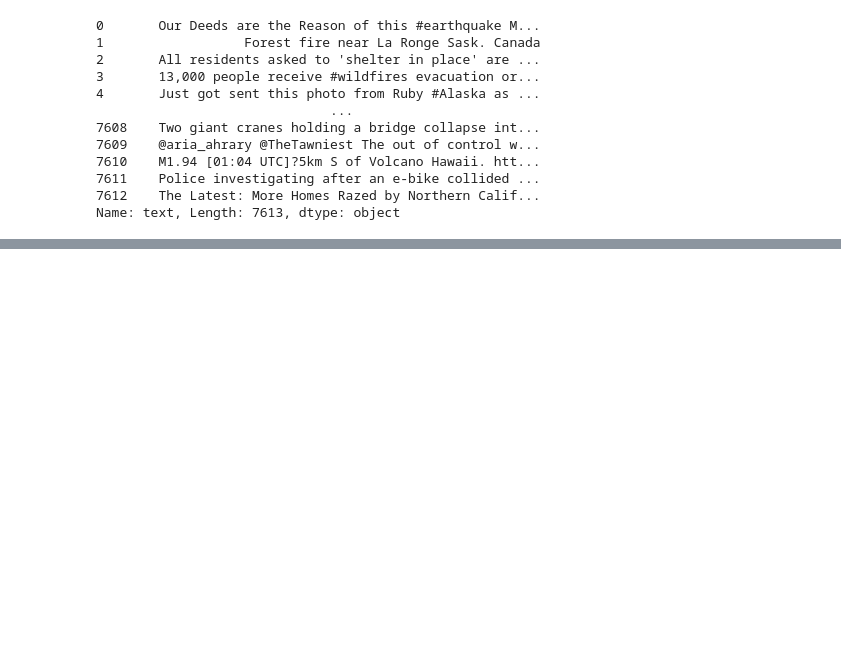
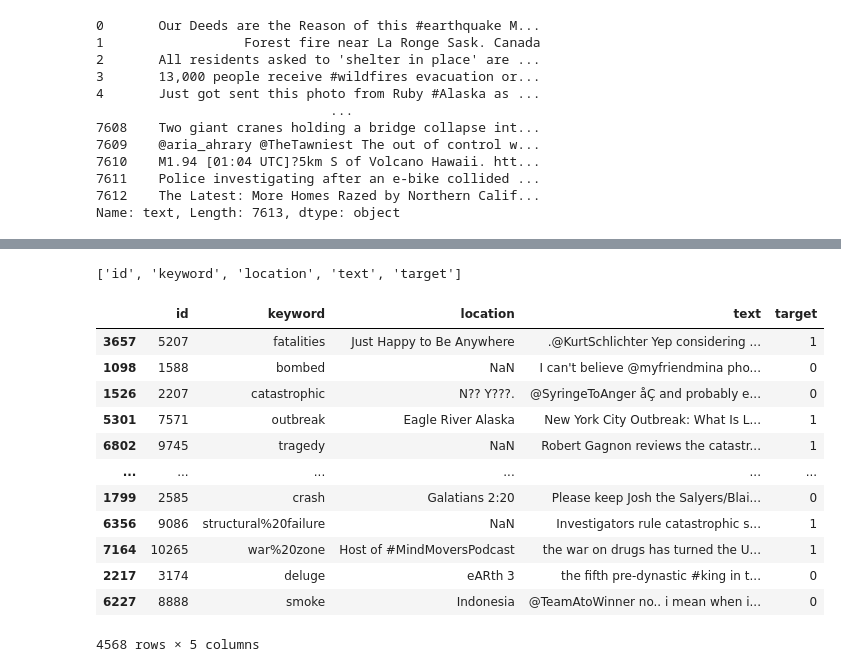
Before and after one commit to thickett/kaggle, a Jupyter notebook: disaster tweets/disaster_competition.ipynb, the cells around one changed output, grey strips where cells are left out. Drawn from its saved outputs; the diff is of its cells as text; code cells hidden in the pictures; blank space fills up the shorter version.

```diff
--- a/disaster tweets/disaster_competition.ipynb
+++ b/disaster tweets/disaster_competition.ipynb
@@ -239,0 +264,24 @@ data[2]
+# %%
+train_sub_sample = train_data.sample(round(len(train_data)*0.6))
+
+val_sub_sample = [i for i in train_data]
+# %%
+val_sub_sample
+# %% [output]
+['id', 'keyword', 'location', 'text', 'target']
+# %%
+train_sub_sample
+# %% [output]
+|  | id | keyword | location | text | target |
+| 3657 | 5207 | fatalities | Just Happy to Be Anywhere | .@KurtSchlichter Yep considering ... | 1 |
+| 1098 | 1588 | bombed | NaN | I can't believe @myfriendmina pho... | 0 |
+| 1526 | 2207 | catastrophic | N?? Y???. | @SyringeToAnger åÇ and probably e... | 0 |
+| 5301 | 7571 | outbreak | Eagle River Alaska | New York City Outbreak: What Is L... | 1 |
+| 6802 | 9745 | tragedy | NaN | Robert Gagnon reviews the catastr... | 1 |
+| ... | ... | ... | ... | ... | ... |
+| 1799 | 2585 | crash | Galatians 2:20 | Please keep Josh the Salyers/Blai... | 0 |
+| 6356 | 9086 | structural%20failure | NaN | Investigators rule catastrophic s... | 1 |
+| 7164 | 10265 | war%20zone | Host of #MindMoversPodcast | the war on drugs has turned the U... | 1 |
+| 2217 | 3174 | deluge | eARth 3 | the fifth pre-dynastic #king in t... | 0 |
+| 6227 | 8888 | smoke | Indonesia | @TeamAtoWinner no.. i mean when i... | 0 |
+4568 rows × 5 columns
```
Also changed, not shown: parts of 12 cells of this notebook, 3 other files.
